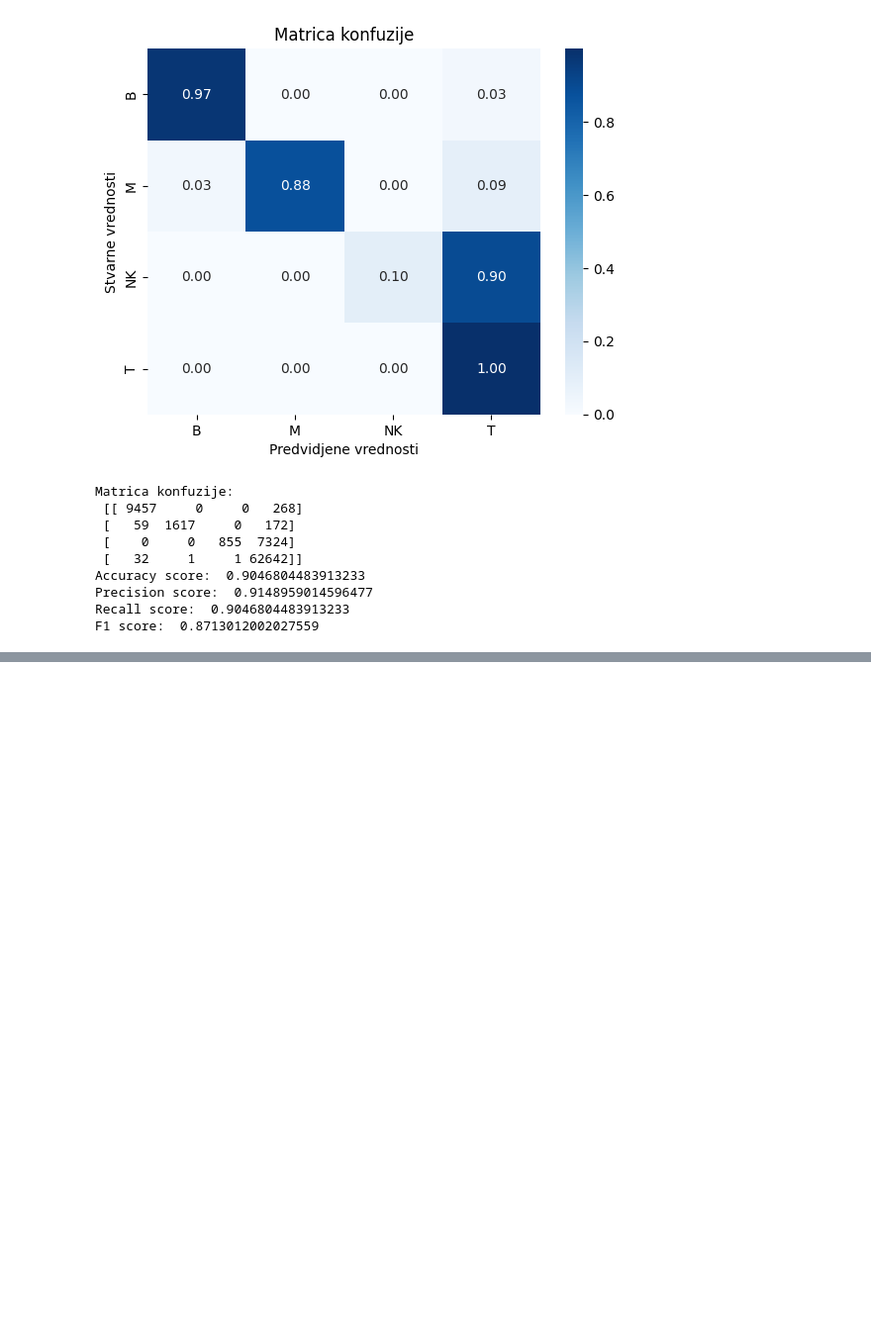
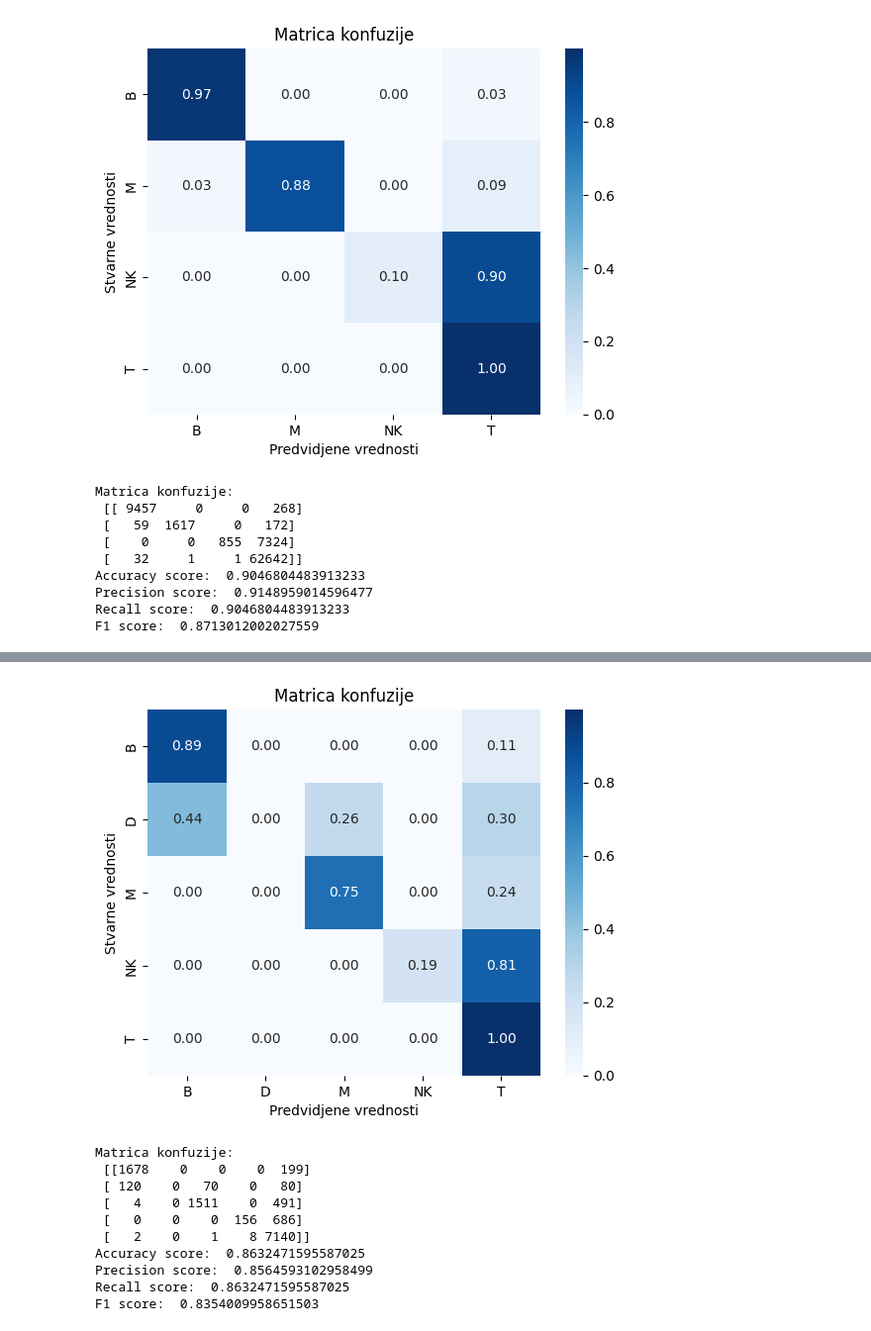
Before and after one commit to bogdans55/ip2-projekat, a Jupyter notebook: models/random_forest.ipynb, the cells around one changed output, grey strips where cells are left out. Shown at 99% size. Saved outputs shown, nothing was run; the diff lists cells and outputs as text; code cells hidden in the pictures; blank space fills up the shorter version.

```diff
--- a/models/random_forest.ipynb
+++ b/models/random_forest.ipynb
@@ -232,0 +269,20 @@ F1 score:  0.8713012002027559
+# %%
+data_bs2 = pd.read_csv('../data/preprocessed_data_BS2.csv')
+
+X = data_bs2.drop(['Group'], axis=1)
+y = data_bs2['Group']
+
+y_pred = model.predict(X)
+model_info(y, y_pred)
+# %% [output]
+[figure, added]
+Matrica konfuzije:
+ [[1678    0    0    0  199]
+ [ 120    0   70    0   80]
+ [   4    0 1511    0  491]
+ [   0    0    0  156  686]
+ [   2    0    1    8 7140]]
+Accuracy score:  0.8632471595587025
+Precision score:  0.8564593102958499
+Recall score:  0.8632471595587025
+F1 score:  0.8354009958651503
```
Also changed, not shown: parts of 4 cells of this notebook, 1 other file.
